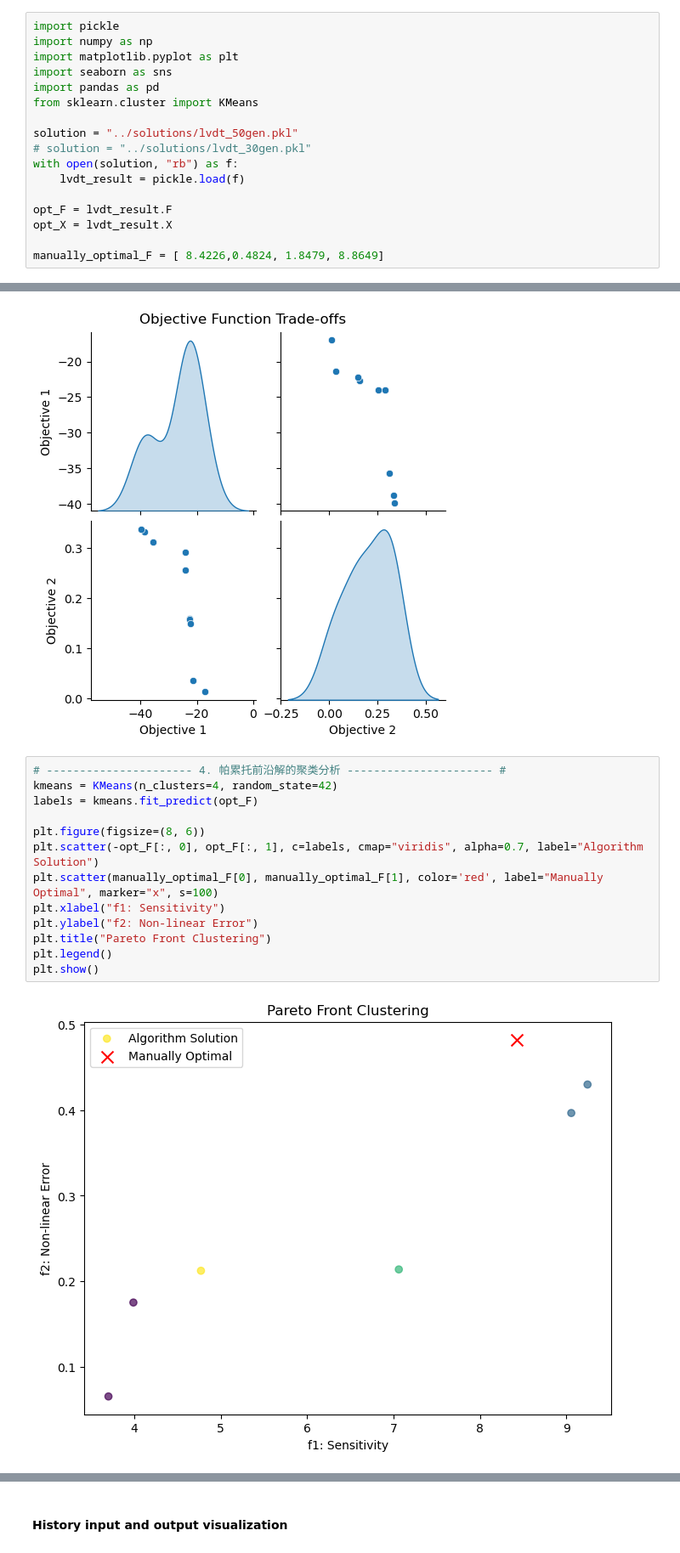
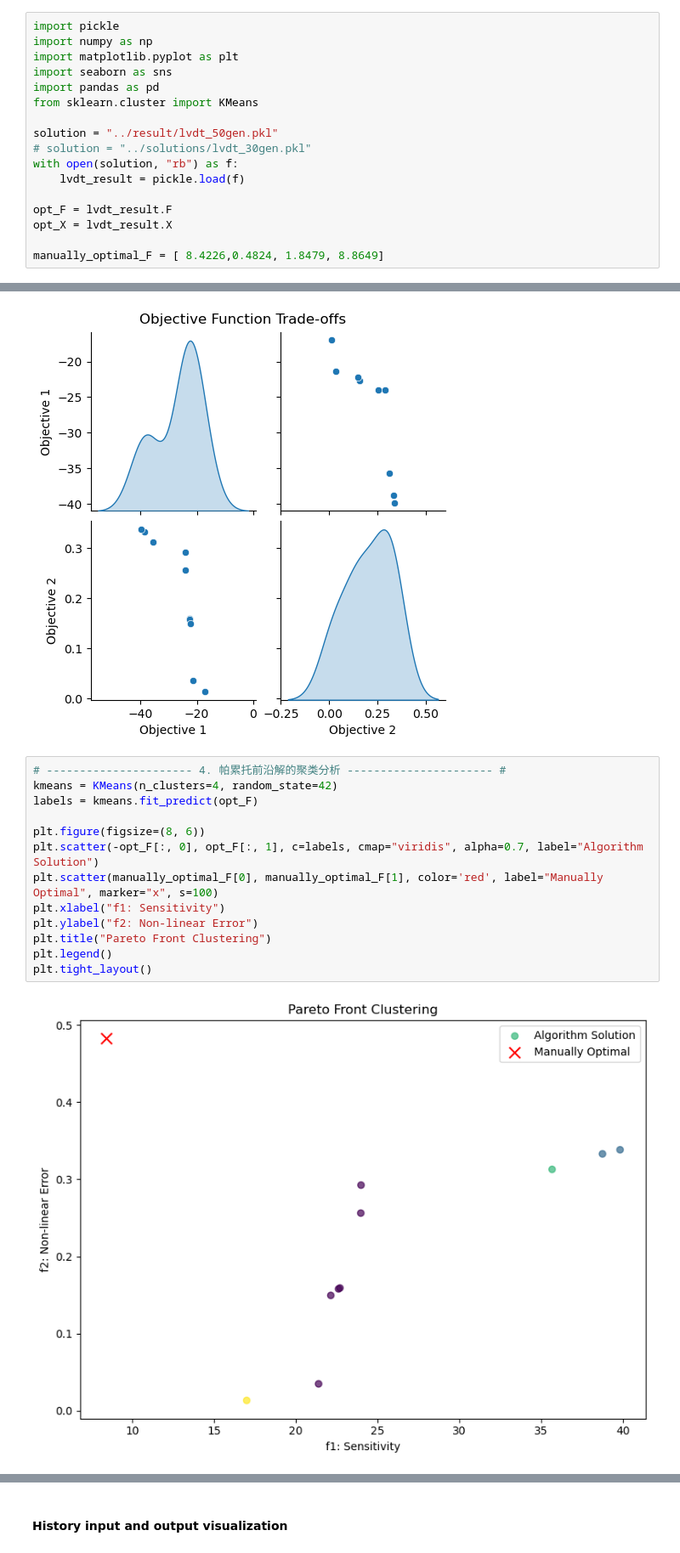
Before and after one commit to li-pengbo/femm-lvdt, a Jupyter notebook: optimization/notebook/pymoo_optimization.ipynb, the cells around one changed output, grey strips where cells are left out. Shown at 85% size. Drawn from its saved outputs; the diff is of its cells as text.

```diff
--- a/optimization/notebook/pymoo_optimization.ipynb
+++ b/optimization/notebook/pymoo_optimization.ipynb
@@ -233,7 +235,7 @@ import seaborn as sns
 import pandas as pd
 from sklearn.cluster import KMeans
 
-solution = "../solutions/lvdt_50gen.pkl"
+solution = "../result/lvdt_50gen.pkl"
 # solution = "../solutions/lvdt_30gen.pkl"
 with open(solution, "rb") as f:
     lvdt_result = pickle.load(f)
@@ -263,16 +265,16 @@ plt.show()
 # %%
 # ---------------------- 4. 帕累托前沿解的聚类分析 ---------------------- #
 kmeans = KMeans(n_clusters=4, random_state=42)
 labels = kmeans.fit_predict(opt_F)
 
 plt.figure(figsize=(8, 6))
 plt.scatter(-opt_F[:, 0], opt_F[:, 1], c=labels, cmap="viridis", alpha=0.7, label="Algorithm Solution")
 plt.scatter(manually_optimal_F[0], manually_optimal_F[1], color='red', label="Manually Optimal", marker="x", s=100)
 plt.xlabel("f1: Sensitivity")
 plt.ylabel("f2: Non-linear Error")
 plt.title("Pareto Front Clustering")
 plt.legend()
-plt.show()
+plt.tight_layout()
 # %% [output]
-[figure, old version]
+[figure, new version]
 # %%
```
Also changed, not shown: parts of 6 cells of this notebook, 33 other files.
